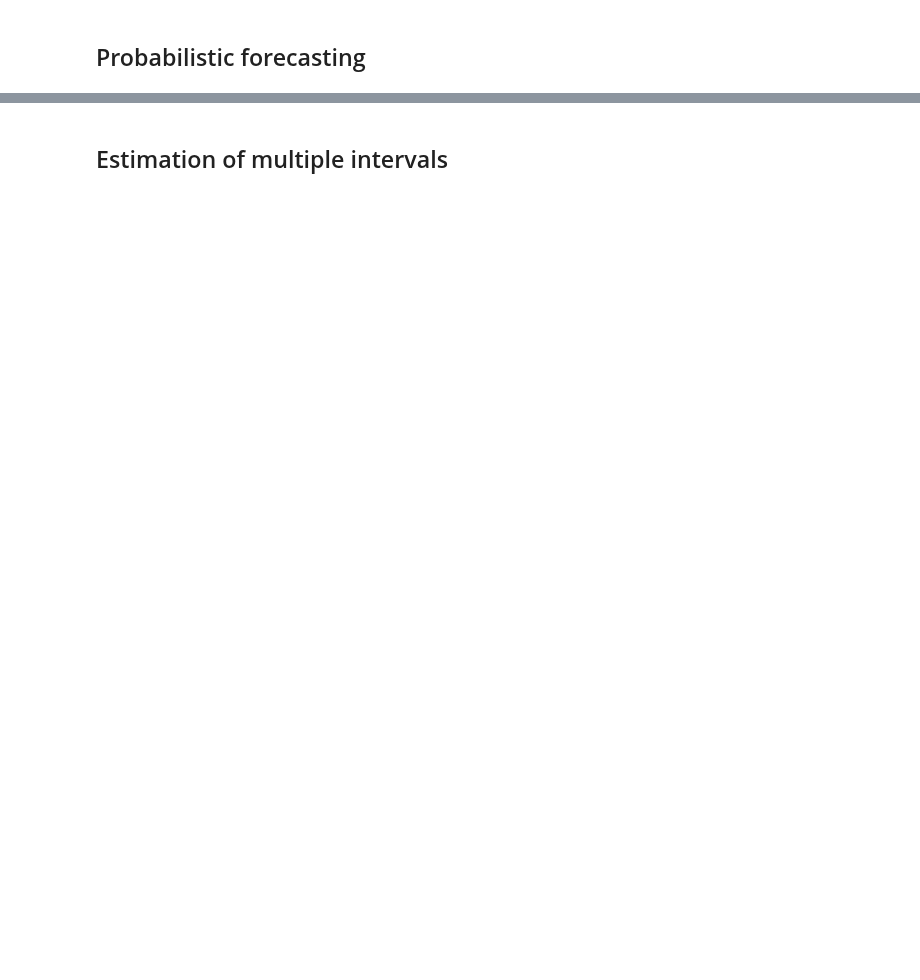
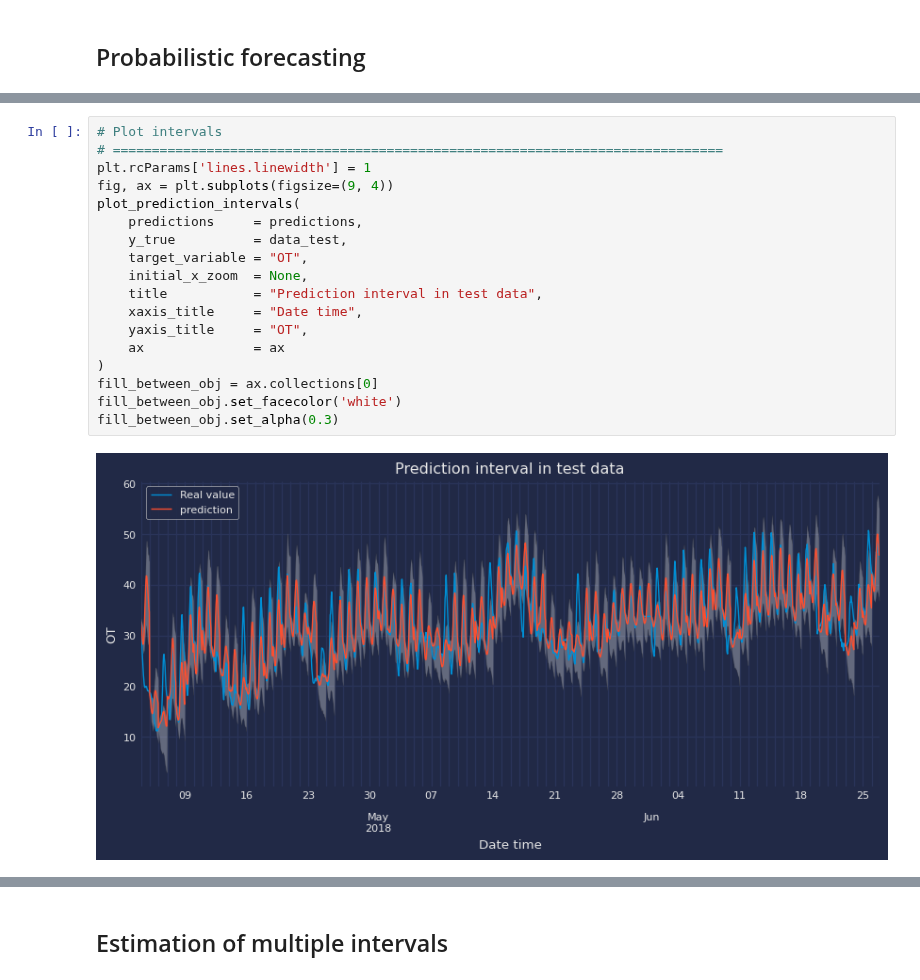
Before and after one commit to skforecast/skforecast, a Jupyter notebook: docs/user_guides/probabilistic-forecasting-metrics.ipynb, the cells around one changed output, grey strips where cells are left out. Drawn from its saved outputs; the diff is of its cells as text; blank space fills up the shorter version.

```diff
--- a/docs/user_guides/probabilistic-forecasting-metrics.ipynb
+++ b/docs/user_guides/probabilistic-forecasting-metrics.ipynb
@@ -235 +371,21 @@ predictions
+# %%
+# Plot intervals
+# ==============================================================================
+plt.rcParams['lines.linewidth'] = 1
+fig, ax = plt.subplots(figsize=(9, 4))
+plot_prediction_intervals(
+    predictions     = predictions,
+    y_true          = data_test,
+    target_variable = "OT",
+    initial_x_zoom  = None,
+    title           = "Prediction interval in test data",
+    xaxis_title     = "Date time",
+    yaxis_title     = "OT",
+    ax              = ax
+)
+fill_between_obj = ax.collections[0]
+fill_between_obj.set_facecolor('white')
+fill_between_obj.set_alpha(0.3)
+# %% [output]
+[figure, added]
 # %%
```
Also changed, not shown: parts of 17 cells of this notebook, 1 other file.
